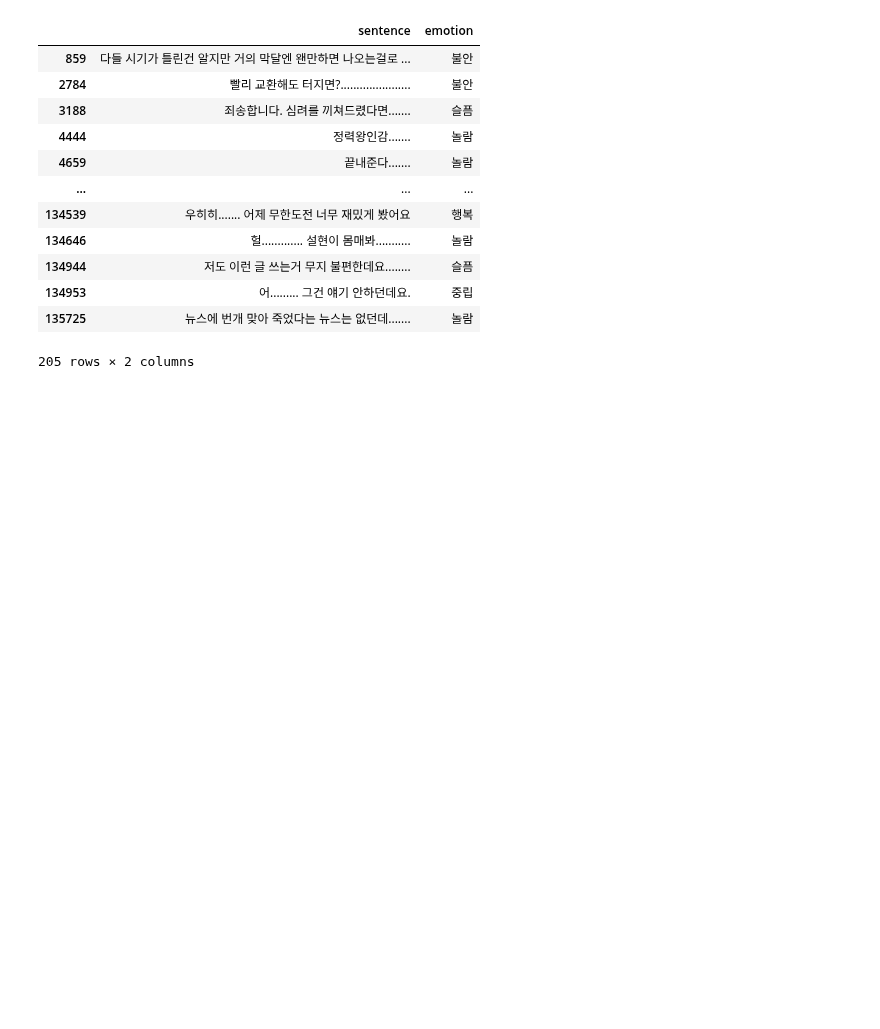
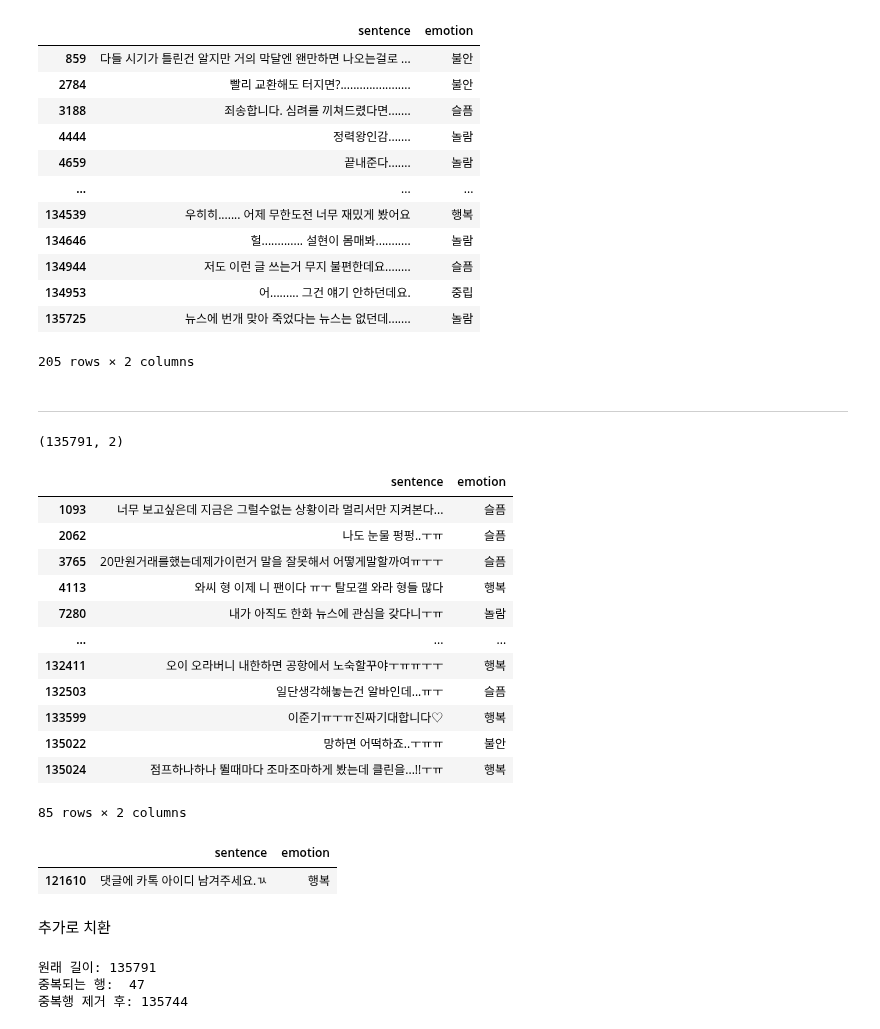
Before and after one commit to Bongwoo2lee/floread, a Jupyter notebook: sentiment-analysis/EDA.ipynb, the cells around one changed output. Saved outputs shown, nothing was run; the diff lists cells and outputs as text; code cells hidden in the pictures; blank space fills up the shorter version.

```diff
--- a/sentiment-analysis/EDA.ipynb
+++ b/sentiment-analysis/EDA.ipynb
@@ -1031,0 +1032,46 @@ trainset.to_csv('data/병합데이터셋-v3b.csv', encoding='utf-8-sig')
+# %% [markdown]
+---
+# %%
+import pandas as pd
+df = pd.read_csv('data/병합데이터셋-v3.csv', index_col=0)
+df.shape
+# %% [output]
+(135791, 2)
+# %%
+def remove_end_0(sentence):
+    if sentence.endswith('0'):
+        return sentence[:-1]
+    return sentence
+
+df['sentence'] = df['sentence'].apply(remove_end_0)
+
+replacements = {
+    r'\?0': '?',
+    r';0': ';',
+    r'ㅠ0': 'ㅠ',
+    r'ㅜ0': 'ㅜ',
+    r'\.0': '.'
+}
+
+for pattern, replacement in replacements.items():
+    df['sentence'] = df['sentence'].str.replace(pattern, replacement, regex=True)
+# %%
+df['sentence'] = df['sentence'].str.lstrip()
+# %%
+#눈물
+df_tears = df[df['sentence'].str.contains('ㅜㅠ|ㅠㅜ')]
+df_tears
+# %% [output]
+|  | sentence | emotion |
+| 1093 | 너무 보고싶은데 지금은 그럴수없는 상황이라 멀리서만 지켜본다... | 슬픔 |
+| 2062 | 나도 눈물 펑펑..ㅜㅠ | 슬픔 |
+| 3765 | 20만원거래를했는데제가이런거 말을 잘못해서 어떻게말할까여ㅠㅜㅜ | 슬픔 |
+| 4113 | 와씨 형 이제 니 팬이다 ㅠㅜ 탈모갤 와라 형들 많다 | 행복 |
+| 7280 | 내가 아직도 한화 뉴스에 관심을 갖다니ㅜㅠ | 놀람 |
+| ... | ... | ... |
+| 132411 | 오이 오라버니 내한하면 공항에서 노숙할꾸야ㅜㅠㅠㅜㅜ | 행복 |
+| 132503 | 일단생각해놓는건 알바인데...ㅠㅜ | 슬픔 |
+| 133599 | 이준기ㅠㅜㅠ진짜기대합니다♡ | 행복 |
+| 135022 | 망하면 어떡하죠..ㅜㅠㅠ | 불안 |
+| 135024 | 점프하나하나 뛸때마다 조마조마하게 봤는데 클린을...!!ㅜㅠ | 행복 |
+85 rows × 2 columns
@@ -1031,0 +1083,8 @@ trainset.to_csv('data/병합데이터셋-v3b.csv', encoding='utf-8-sig')
+# %%
+filter = df[df['sentence'].str.contains('ㄳ')]
+filter
+# %% [output]
+|  | sentence | emotion |
+| 121610 | 댓글에 카톡 아이디 남겨주세요.ㄳ | 행복 |
+# %% [markdown]
+추가로 치환
@@ -1031,0 +1100,12 @@ trainset.to_csv('data/병합데이터셋-v3b.csv', encoding='utf-8-sig')
+# %%
+print("원래 길이:",len(df))
+
+dup = df[df.duplicated(subset=['sentence'])]
+print("중복되는 행: ", len(dup))
+
+df = df.drop_duplicates(subset=['sentence'])
+print("중복행 제거 후:",len(df))
+# %% [output]
+원래 길이: 135791
+중복되는 행:  47
+중복행 제거 후: 135744
```
Also changed, not shown: parts of 5 cells of this notebook.
